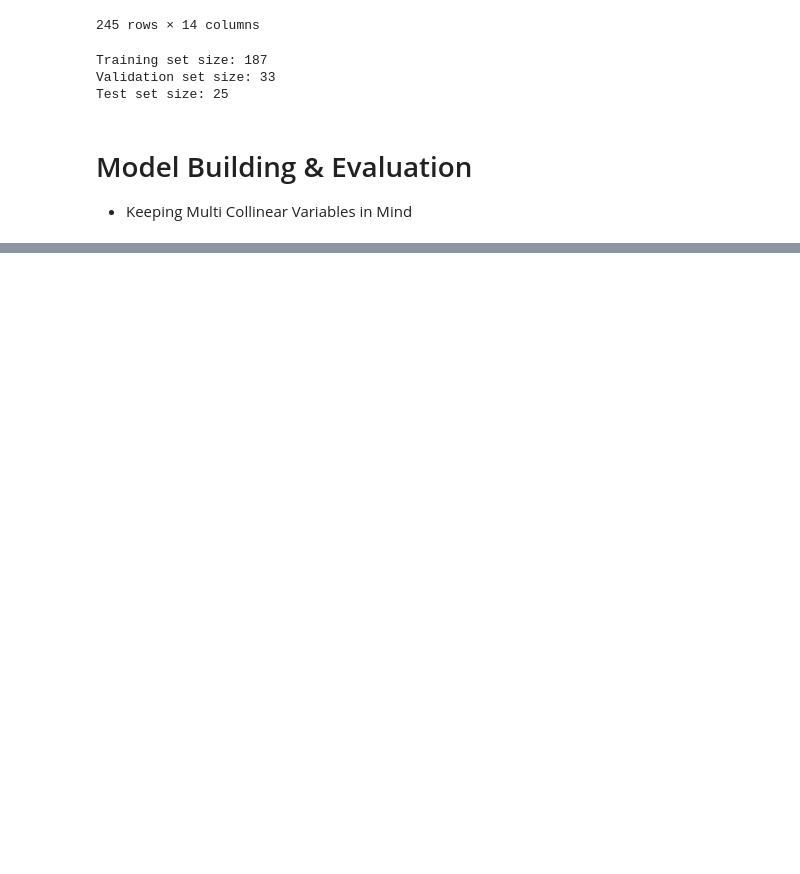
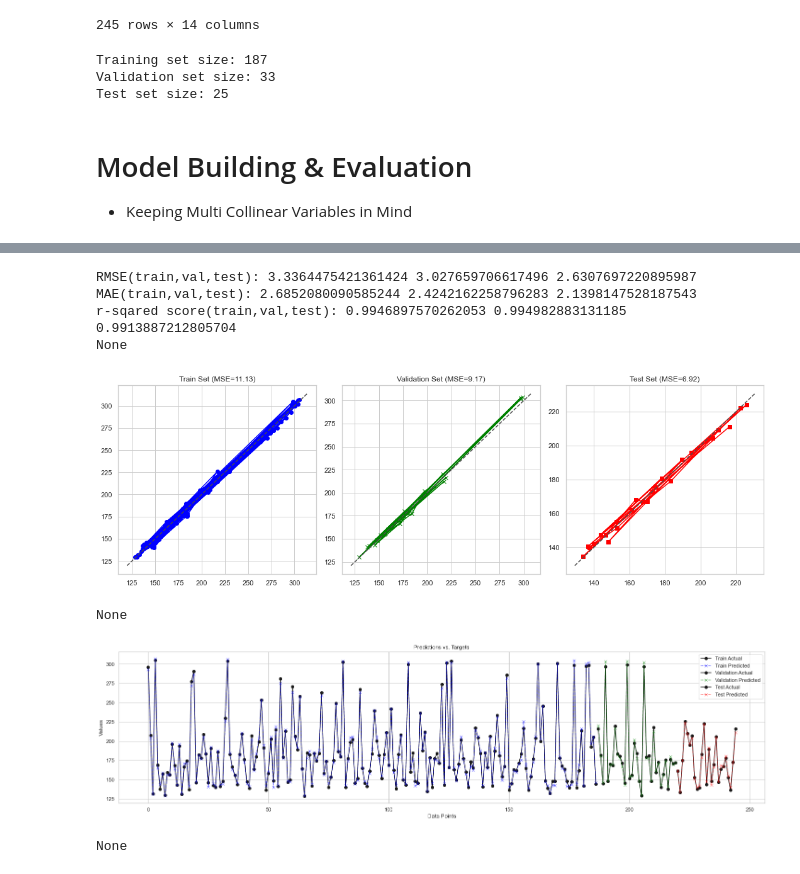
Before and after one commit to rbhattar07/HPI, a Jupyter notebook: main.ipynb, the cells around one changed output, grey strips where cells are left out. Drawn from its saved outputs; the diff is of its cells as text; code cells hidden in the pictures; blank space fills up the shorter version.

```diff
--- a/main.ipynb
+++ b/main.ipynb
@@ -391,0 +423,15 @@ def plot_predictions_vs_targets(model, inputs, targets, title="Predictions vs. T
+# %%
+# Ridge
+ridge = Ridge().fit(train_inputs, train_target)
+print(evaluate(ridge))
+print(plot_actual_vs_predicted(ridge, train_inputs, val_inputs, test_inputs, train_target, val_target, test_target))
+print(plot_predictions_vs_targets(ridge, train_inputs, train_target, val_inputs, val_target, test_inputs, test_target, title="Predictions vs. Targets"))
+# %% [output]
+RMSE(train,val,test): 3.3364475421361424 3.027659706617496 2.6307697220895987
+MAE(train,val,test): 2.6852080090585244 2.4242162258796283 2.1398147528187543
+r-sqared score(train,val,test): 0.9946897570262053 0.994982883131185 0.9913887212805704
+None
+[figure, added]
+None
+[figure, added]
+None
```
Also changed, not shown: parts of 6 cells of this notebook.
